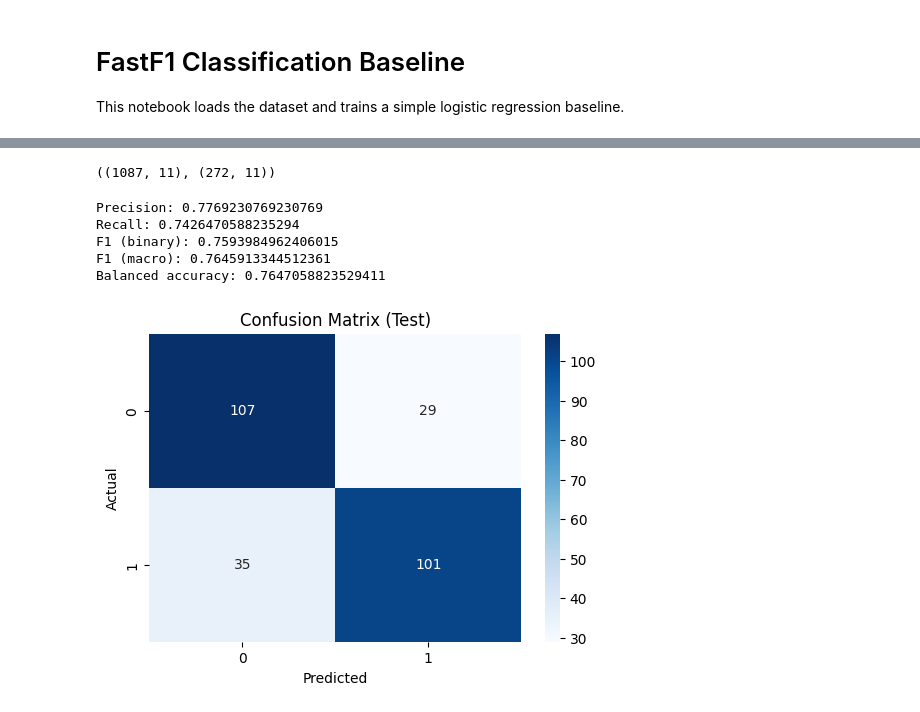
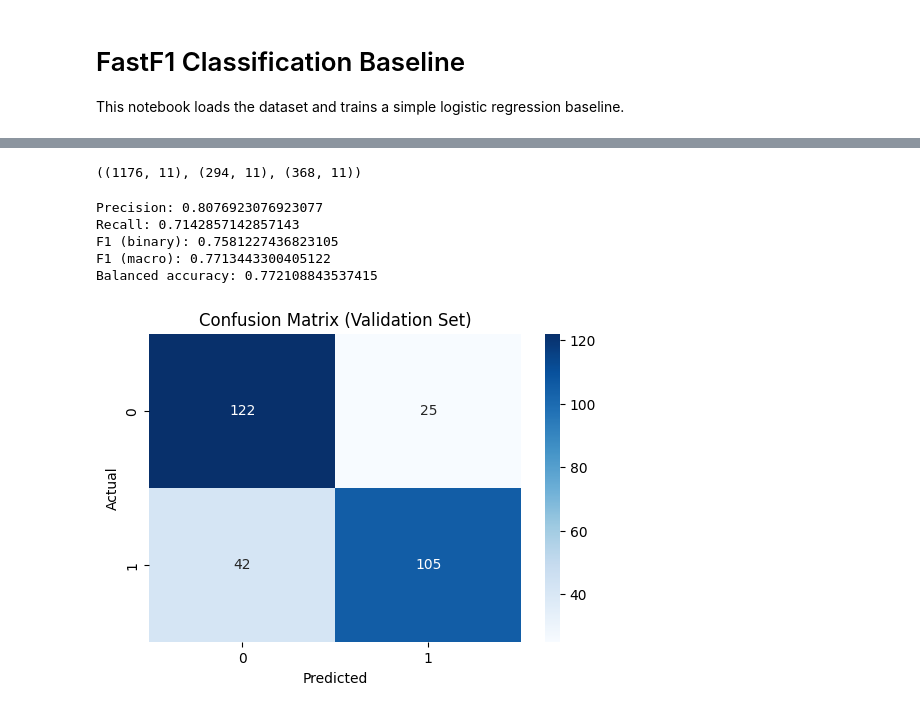
Before and after one commit to mcfiet/dl-project, a Jupyter notebook: baseline_training.ipynb, the cells around one changed output, grey strips where cells are left out. Drawn from its saved outputs; the diff is of its cells as text; code cells hidden in the pictures.

Commit message:
feat: training skripts with splitted data

```diff
--- a/baseline_training.ipynb
+++ b/baseline_training.ipynb
@@ -58,22 +21,0 @@ Rows after cleaning: 1359
-# %%
-X = df_model[CAT_COLS + NUM_COLS]
-y = df_model[TARGET]
-
-preprocess = ColumnTransformer(
-    [
-        ('cat', OneHotEncoder(handle_unknown='ignore'), CAT_COLS),
-        (
-            'num',
-            make_pipeline(SimpleImputer(strategy='median'), StandardScaler()),
-            NUM_COLS,
-        ),
-    ],
-)
-
-X_train, X_test, y_train, y_test = train_test_split(
-    X, y, test_size=0.2, stratify=y, random_state=42
-)
-
-X_train.shape, X_test.shape
-# %% [output]
-((1087, 11), (272, 11))
@@ -80,3 +39,26 @@ X_train.shape, X_test.shape
+# %%
+preprocess = ColumnTransformer(
+    [
+        ('cat', OneHotEncoder(handle_unknown='ignore'), CAT_COLS),
+        (
+            'num',
+            make_pipeline(SimpleImputer(strategy='median'), StandardScaler()),
+            NUM_COLS,
+        ),
+    ],
+)
+
+train_df = pd.read_csv("data/grandprix_features_5_train.csv")
+val_df   = pd.read_csv("data/grandprix_features_5_val.csv")
+test_df  = pd.read_csv("data/grandprix_features_5_test.csv")
+
+X_train, y_train = train_df[CAT_COLS + NUM_COLS], train_df[TARGET]
+X_val,   y_val   = val_df[CAT_COLS + NUM_COLS],   val_df[TARGET]
+X_test,  y_test  = test_df[CAT_COLS + NUM_COLS],  test_df[TARGET]
+
+X_train.shape, X_val.shape, X_test.shape
+# %% [output]
+((1176, 11), (294, 11), (368, 11))
 # %%
 # Logistic regression baseline (one-hot + scaler)
 log_reg = make_pipeline(
@@ -87,30 +69,30 @@ log_reg = make_pipeline(
 # Fit on training data
 log_reg.fit(X_train, y_train)
 
-y_pred = log_reg.predict(X_test)
-y_proba = log_reg.predict_proba(X_test)[:, 1]
+y_pred = log_reg.predict(X_val)
+y_proba = log_reg.predict_proba(X_val)[:, 1]
 
-print('Precision:', precision_score(y_test, y_pred))
-print('Recall:', recall_score(y_test, y_pred))
-print('F1 (binary):', f1_score(y_test, y_pred))
-print('F1 (macro):', f1_score(y_test, y_pred, average="macro"))
-print('Balanced accuracy:', balanced_accuracy_score(y_test, y_pred))
+print('Precision:', precision_score(y_val, y_pred))
+print('Recall:', recall_score(y_val, y_pred))
+print('F1 (binary):', f1_score(y_val, y_pred))
+print('F1 (macro):', f1_score(y_val, y_pred, average="macro"))
+print('Balanced accuracy:', balanced_accuracy_score(y_val, y_pred))
 # %% [output]
-Precision: 0.7769230769230769
-Recall: 0.7426470588235294
-F1 (binary): 0.7593984962406015
-F1 (macro): 0.7645913344512361
-Balanced accuracy: 0.7647058823529411
+Precision: 0.8076923076923077
+Recall: 0.7142857142857143
+F1 (binary): 0.7581227436823105
+F1 (macro): 0.7713443300405122
+Balanced accuracy: 0.772108843537415
 # %%
 import seaborn as sns
 import matplotlib.pyplot as plt
 
-cm = confusion_matrix(y_test, y_pred)
+cm = confusion_matrix(y_val, y_pred)
 plt.figure(figsize=(6, 4))
 sns.heatmap(cm, annot=True, fmt="d", cmap="Blues")
-plt.title("Confusion Matrix (Test)")
+plt.title("Confusion Matrix (Validation Set)")
 plt.ylabel("Actual")
 plt.xlabel("Predicted")
 plt.show()
 # %% [output]
-[figure, old version]
+[figure, new version]
```
Also changed, not shown: parts of 2 cells of this notebook, 3 other files.
